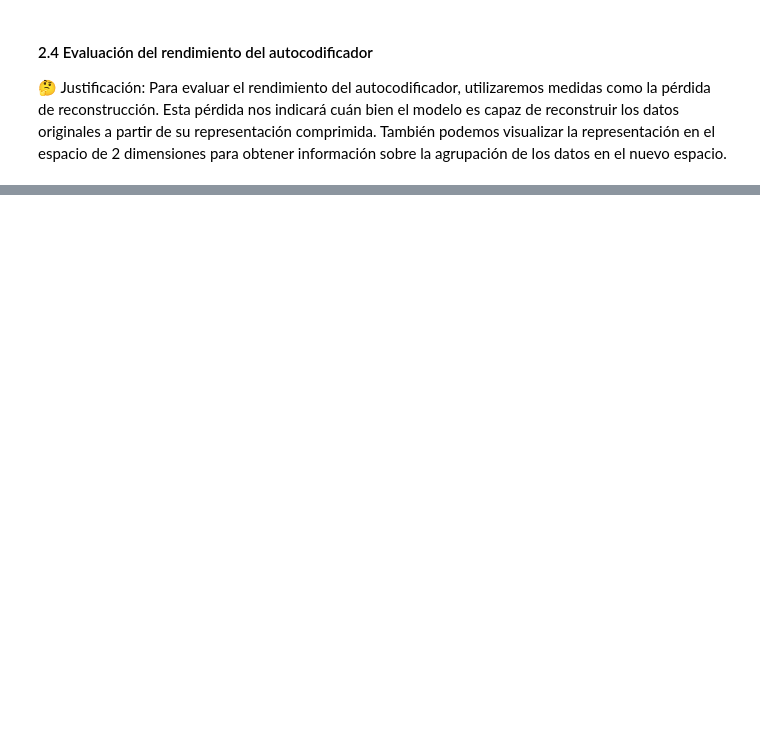
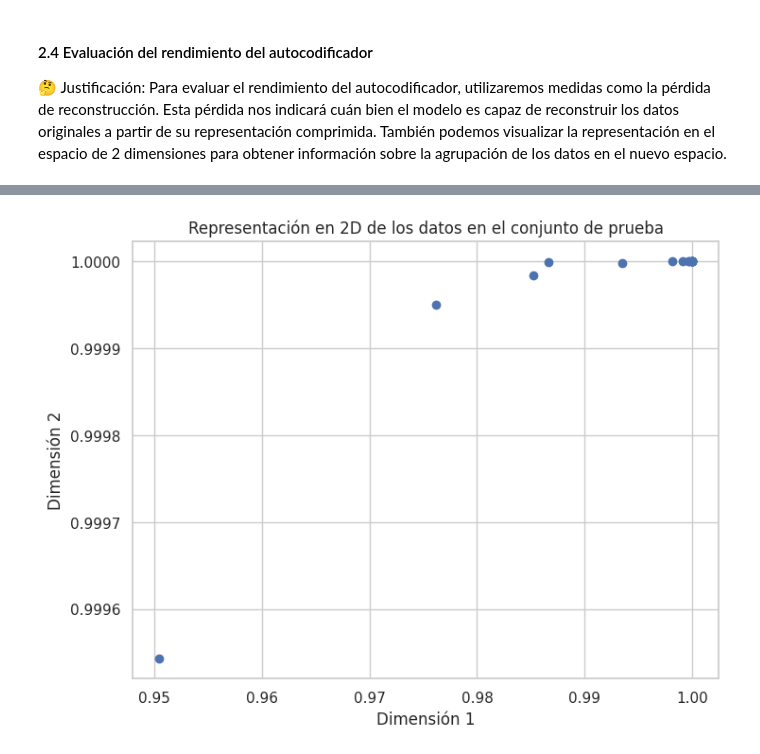
Before and after one commit to aleg001/Lab5-DS, a Jupyter notebook: Lab5.ipynb, the cells around one changed output, grey strips where cells are left out. Drawn from its saved outputs; the diff is of its cells as text; code cells hidden in the pictures; blank space fills up the shorter version.

Commit message:
Added 2.4 with graphs

```diff
--- a/Lab5.ipynb
+++ b/Lab5.ipynb
@@ -116,9 +122,11 @@ encoding_dim = 2  # Dimensión en la capa de "cuello de botella"
 
 from sklearn.model_selection import train_test_split
 
-# División del conjunto de datos en entrenamiento (80%) y prueba (20%)
-X_train, X_test = train_test_split(df.values, test_size=0.2, random_state=42)
+X_train = df.values[:, 1:].astype(np.float32)
 
+# Arquitectura del autocodificador
+input_dim = X_train.shape[1]  # Dimensión de entrada (número de variables)
+encoding_dim = 2  # Dimensión en la capa de "cuello de botella"
 
 # Modelo secuencial del autocodificador
 autoencoder = Sequential([
@@ -127,3 +135,9 @@ autoencoder = Sequential([
     Dense(8, activation='relu'),
     Dense(input_dim, activation='sigmoid')  # Capa de salida
 ])
+
+# Compilación del modelo
+autoencoder.compile(optimizer='adam', loss='mean_squared_error')
+
+# Entrenamiento del modelo
+autoencoder.fit(X_train, X_train, epochs=100, batch_size=16)
@@ -142,12 +191,9 @@ autoencoder.fit(X_train, X_train, epochs=100, batch_size=16)
 # %%
-# Evaluación del rendimiento
-loss = autoencoder.evaluate(X_test, X_test)
-print(f'Pérdida de reconstrucción en el conjunto de prueba: {loss:.2f}')
-
-# Visualización de la representación en 2D
-encoded_data = autoencoder.predict(X_test)  # Representación comprimida
+encoded_data = autoencoder.predict(X_train)
+plt.figure(figsize=(8, 6))
 plt.scatter(encoded_data[:, 0], encoded_data[:, 1])
-plt.title('Representación en 2D de los datos')
+plt.title('Representación en 2D de los datos en el conjunto de prueba')
 plt.xlabel('Dimensión 1')
 plt.ylabel('Dimensión 2')
 plt.show()
+# %% [output]
@@ -153,0 +201 @@ plt.show()
+[figure, added]
```
Also changed, not shown: parts of 11 cells of this notebook.
